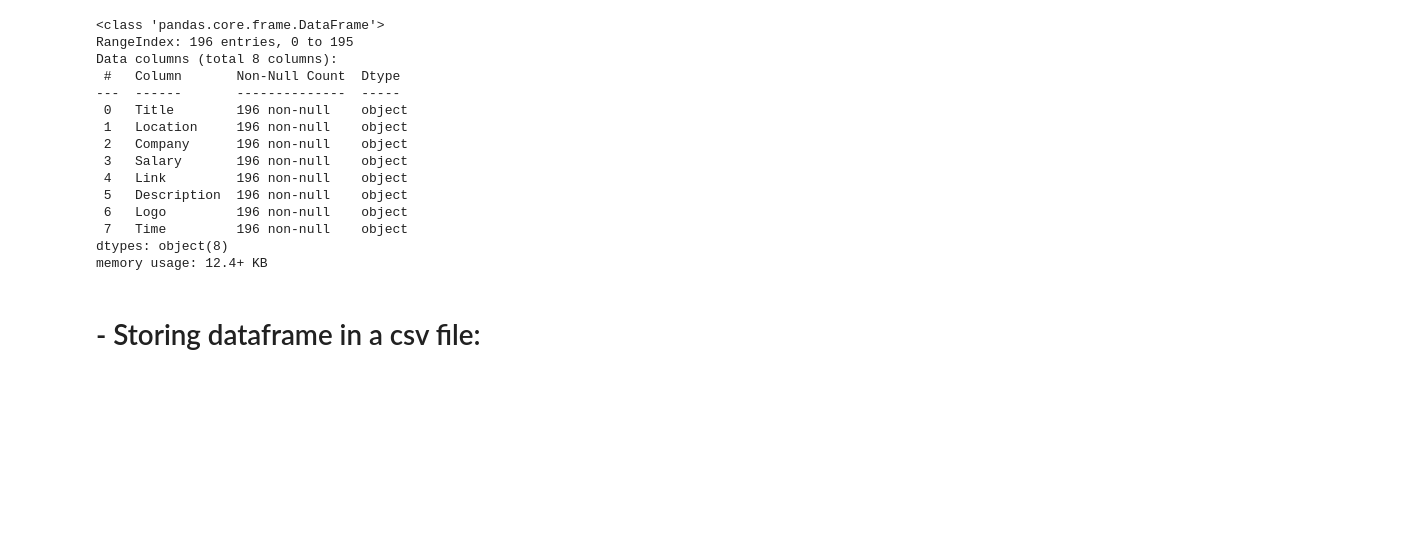
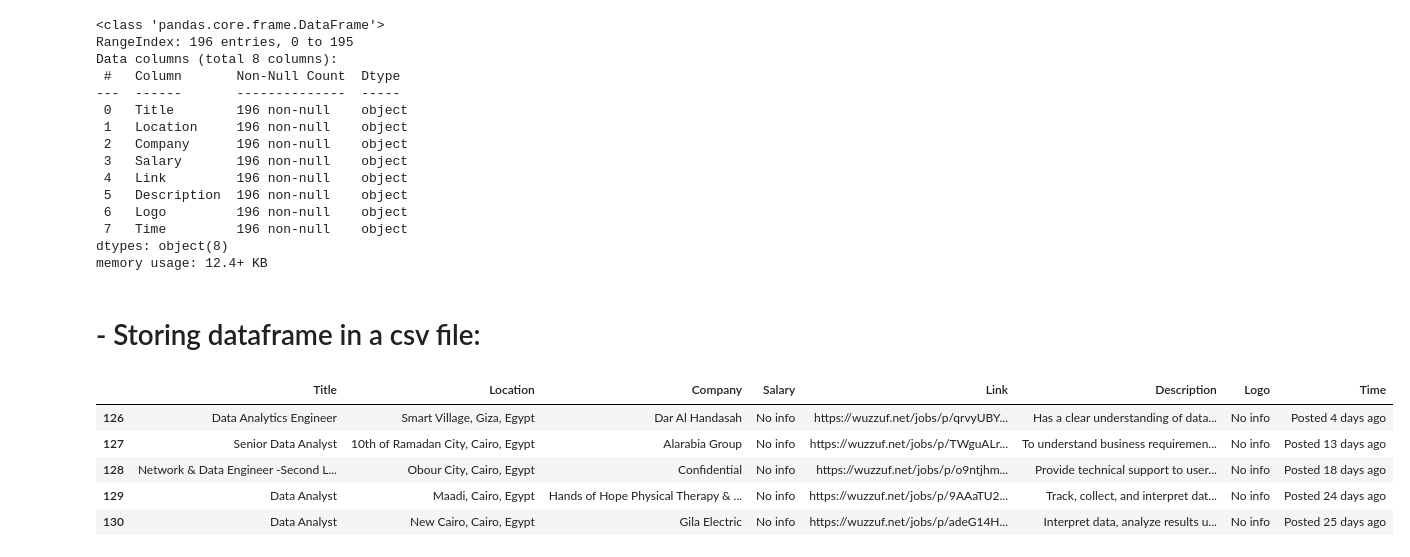
Before and after one commit to mercury-i/Job-Scraper, a Jupyter notebook: web scraping.ipynb, the cells around one changed output. Drawn from its saved outputs; the diff is of its cells as text; code cells hidden in the pictures; blank space fills up the shorter version.

Commit message:
finished wuzzuf function

```diff
--- a/web scraping.ipynb
+++ b/web scraping.ipynb
@@ -174,0 +262,9 @@ df.to_csv('jobs.csv')
+# %%
+df.tail()
+# %% [output]
+|  | Title | Location | Company | Salary | Link | Description | Logo | Time |
+| 126 | Data Analytics Engineer | Smart Village, Giza, Egypt | Dar Al Handasah | No info | https://wuzzuf.net/jobs/p/qrvyUBY... | Has a clear understanding of data... | No info | Posted 4 days ago |
+| 127 | Senior Data Analyst | 10th of Ramadan City, Cairo, Egypt | Alarabia Group | No info | https://wuzzuf.net/jobs/p/TWguALr... | To understand business requiremen... | No info | Posted 13 days ago |
+| 128 | Network & Data Engineer -Second L... | Obour City, Cairo, Egypt | Confidential | No info | https://wuzzuf.net/jobs/p/o9ntjhm... | Provide technical support to user... | No info | Posted 18 days ago |
+| 129 | Data Analyst | Maadi, Cairo, Egypt | Hands of Hope Physical Therapy & ... | No info | https://wuzzuf.net/jobs/p/9AAaTU2... | Track, collect, and interpret dat... | No info | Posted 24 days ago |
+| 130 | Data Analyst | New Cairo, Cairo, Egypt | Gila Electric | No info | https://wuzzuf.net/jobs/p/adeG14H... | Interpret data, analyze results u... | No info | Posted 25 days ago |
```
Also changed, not shown: parts of 2 cells of this notebook, 2 other files.
